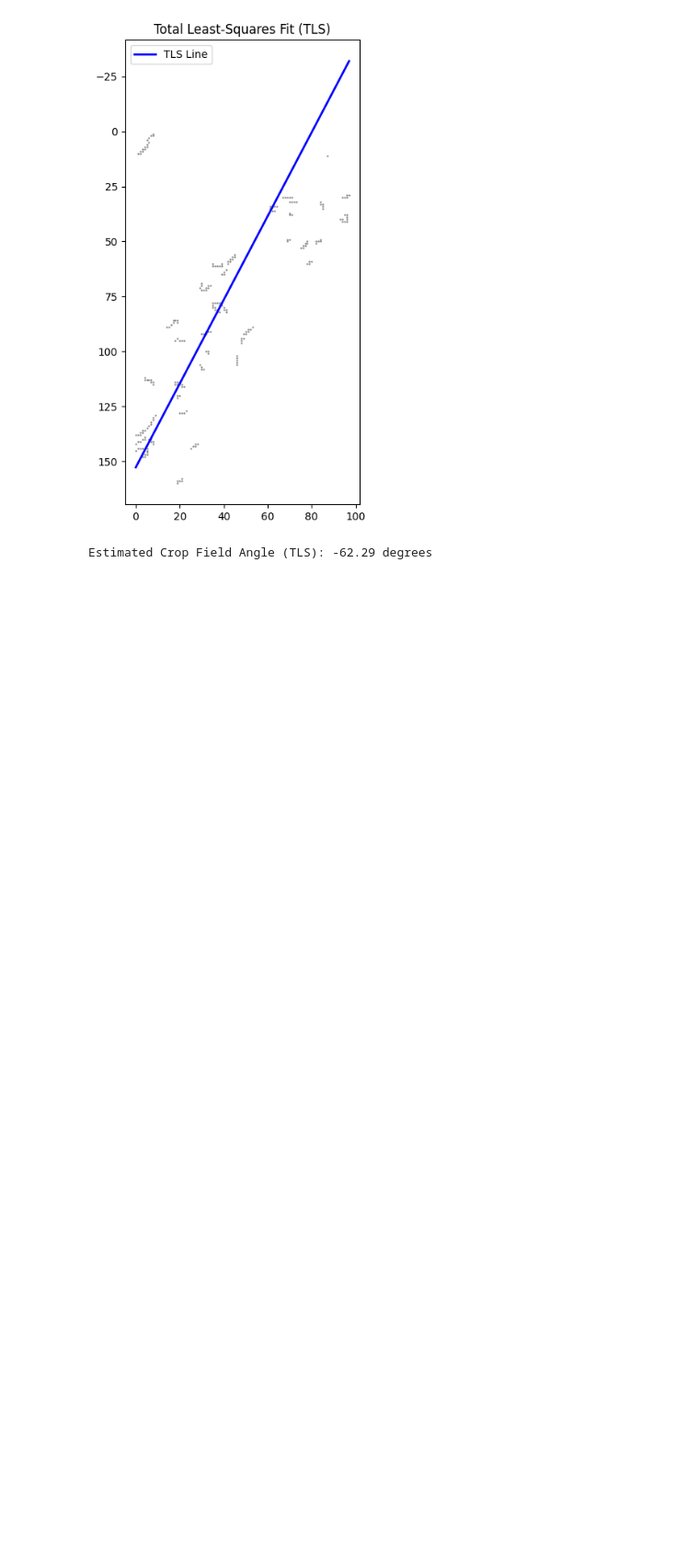
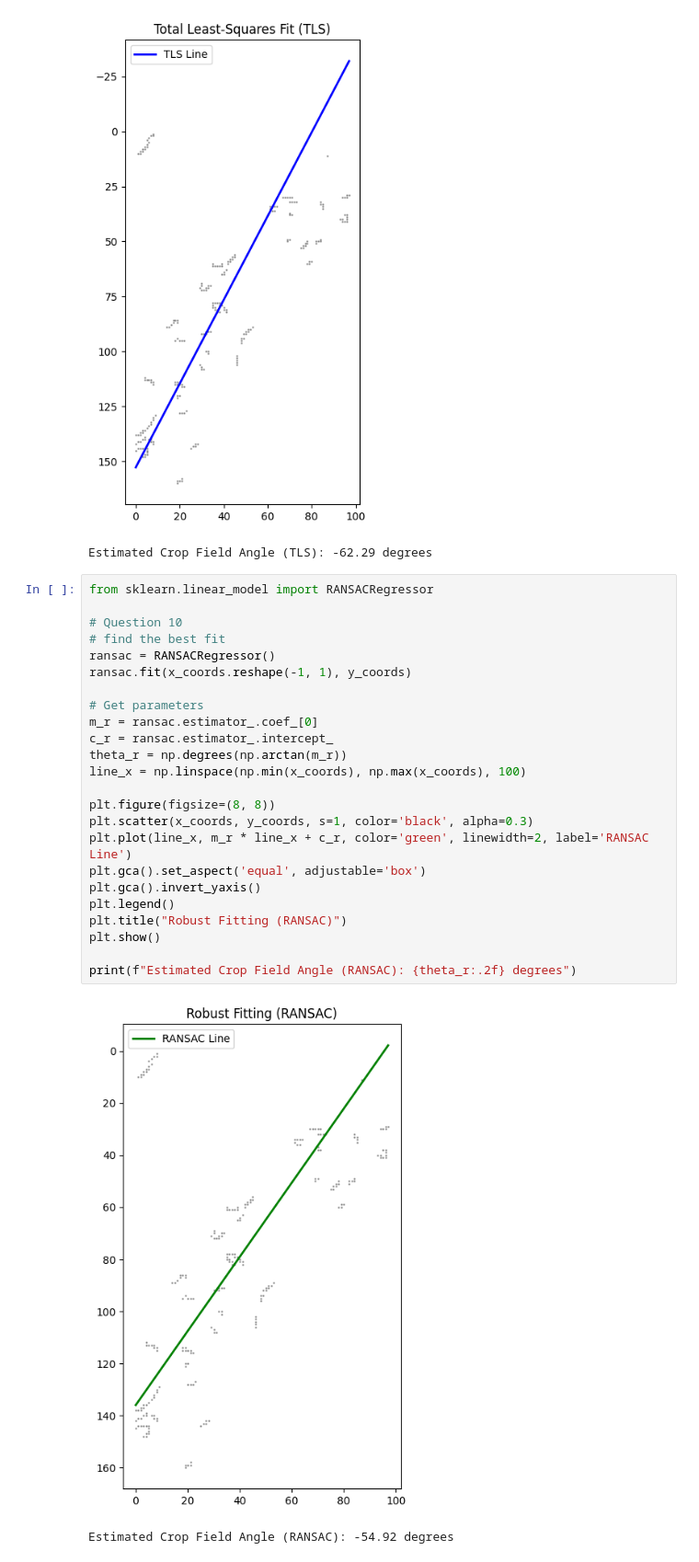
Before and after one commit to hmklahm/ET3112_Assignment02, a Jupyter notebook: crop_slope_estimation.ipynb, the cells around one changed output. Shown at 92% size. Drawn from its saved outputs; the diff is of its cells as text; blank space fills up the shorter version.

Commit message:
Done question 10

```diff
--- a/crop_slope_estimation.ipynb
+++ b/crop_slope_estimation.ipynb
@@ -114,3 +114,30 @@ print(f"Estimated Crop Field Angle (TLS): {theta_tls:.2f} degrees")
 # %% [output]
 [figure]
 Estimated Crop Field Angle (TLS): -62.29 degrees
+# %%
+from sklearn.linear_model import RANSACRegressor
+
+# Question 10
+# find the best fit
+ransac = RANSACRegressor()
+ransac.fit(x_coords.reshape(-1, 1), y_coords)
+
+# Get parameters
+m_r = ransac.estimator_.coef_[0]
+c_r = ransac.estimator_.intercept_
+theta_r = np.degrees(np.arctan(m_r))
+line_x = np.linspace(np.min(x_coords), np.max(x_coords), 100)
+
+plt.figure(figsize=(8, 8))
+plt.scatter(x_coords, y_coords, s=1, color='black', alpha=0.3)
+plt.plot(line_x, m_r * line_x + c_r, color='green', linewidth=2, label='RANSAC Line')
+plt.gca().set_aspect('equal', adjustable='box')
+plt.gca().invert_yaxis()
+plt.legend()
+plt.title("Robust Fitting (RANSAC)")
+plt.show()
+
+print(f"Estimated Crop Field Angle (RANSAC): {theta_r:.2f} degrees")
+# %% [output]
+[figure, added]
+Estimated Crop Field Angle (RANSAC): -54.92 degrees
```
